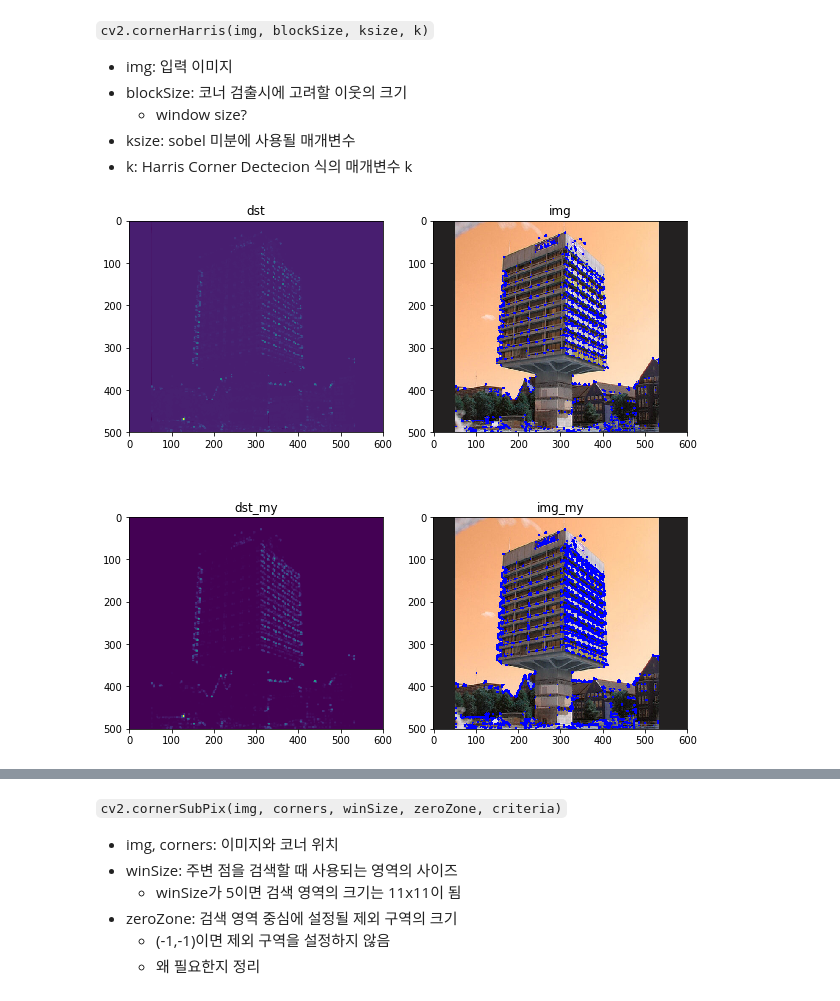
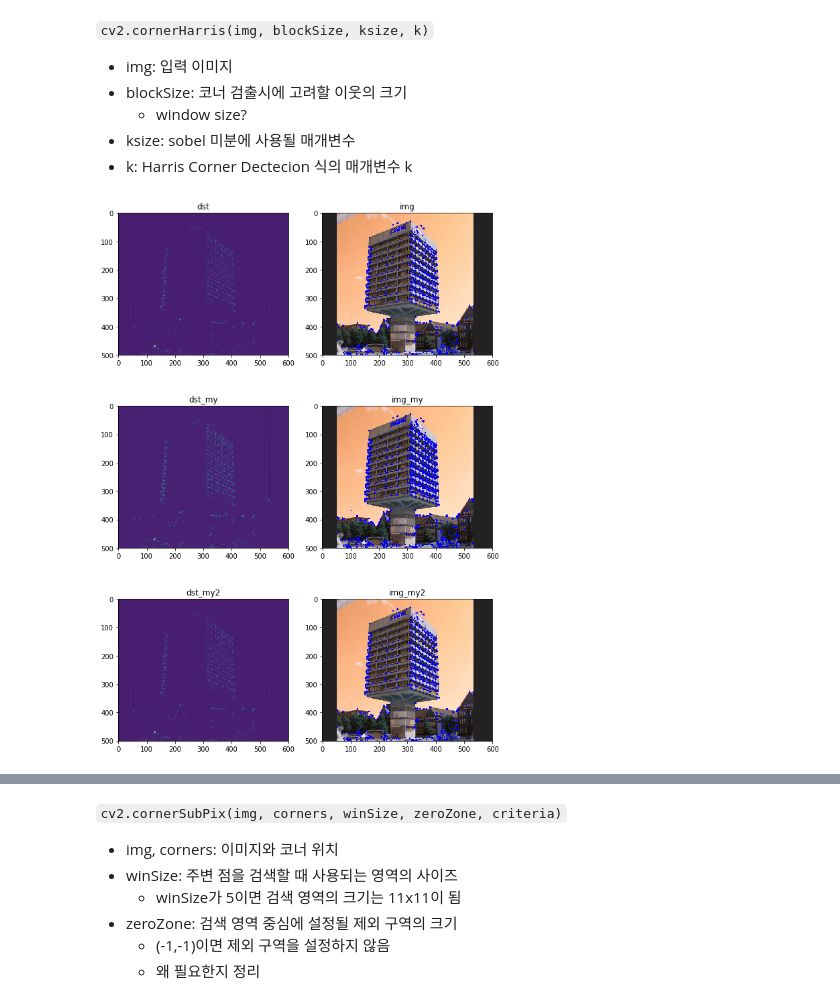
Before and after one commit to wogns3623/random_things, a Jupyter notebook: python/openCV/feature/corner detection.ipynb, the cells around one changed output, grey strips where cells are left out. Cells and saved outputs as stored; diff of their text form; code cells hidden in the pictures.

Commit message:
[openCV] My Harris Corner Detection improvement
Improve my harris corner dectiection function and add new version using openCV cv.cornerEigenValsAndVecs() function

```diff
--- a/python/openCV/feature/corner detection.ipynb
+++ b/python/openCV/feature/corner detection.ipynb
@@ -86,3 +112,16 @@ def cornerHarris_my(img, blockSize, ksize, k, checkProg=False):
+# %%
+# using openCV method cv.cornerEigenValsAndVecs()
+# 둘다 성능상으로는 비슷함
+def cornerHarris_my2(img, blockSize, ksize, k):
+    dst = cv.cornerEigenValsAndVecs(img, blockSize, ksize)
+    res = np.empty(img.shape, dtype=np.float32)
+
+    for y in range(img.shape[0]):
+        for x in range(img.shape[1]):
+            lambda1, lambda2, *_ = dst[y,x]
+            res[y,x] = lambda1*lambda2 - k*(lambda1+lambda2)**2
+
+    return res
 # %%
 imgDir = '../image/'
 rawImg = cv.imread(imgDir+'building.jpg')
@@ -101,28 +140,44 @@ dst_my = cv.dilate(dst_my, None)
 
 img_my = rawImg.copy()
 img_my[dst_my > 0.01*dst_my.max()] = [0, 0, 255]
+# %%
+dst_my2 = cornerHarris_my2(gray, 2, 3, 0.04)
+dst_my2 = cv.dilate(dst_my2, None)
+
+img_my2 = rawImg.copy()
+img_my2[dst_my2 > 0.01*dst_my2.max()] = [0, 0, 255]
+# %%
+dst = cv.cornerEigenValsAndVecs(gray, 2, 3)
 # %%
-fig1 = plt.figure( figsize=(10, 10) )
+fig1 = plt.figure( figsize=(10, 15) )
 
-ax11 = fig1.add_subplot(2,2,1)
+ax11 = fig1.add_subplot(3,2,1)
 ax11.imshow(dst, interpolation="none")
 ax11.set_title("dst")
 
-ax12 = fig1.add_subplot(2,2,2)
+ax12 = fig1.add_subplot(3,2,2)
 ax12.imshow(img, interpolation="none")
 ax12.set_title("img")
 
-ax21 = fig1.add_subplot(2,2,3)
+ax21 = fig1.add_subplot(3,2,3)
 ax21.imshow(dst_my, interpolation="none")
 ax21.set_title("dst_my")
 
-ax22 = fig1.add_subplot(2,2,4)
+ax22 = fig1.add_subplot(3,2,4)
 ax22.imshow(img_my, interpolation="none")
 ax22.set_title("img_my")
 
+ax31 = fig1.add_subplot(3,2,5)
+ax31.imshow(dst_my2, interpolation="none")
+ax31.set_title("dst_my2")
+
+ax32 = fig1.add_subplot(3,2,6)
+ax32.imshow(img_my2, interpolation="none")
+ax32.set_title("img_my2")
+
 plt.show()
 # %% [output]
-[figure, old version]
+[figure, new version]
 # %% [markdown]
 #### Corner with [SubPixel](https://www.pomeas.com/newsview/529.html) Accuracy
 
```
Also changed, not shown: parts of 8 cells of this notebook.
